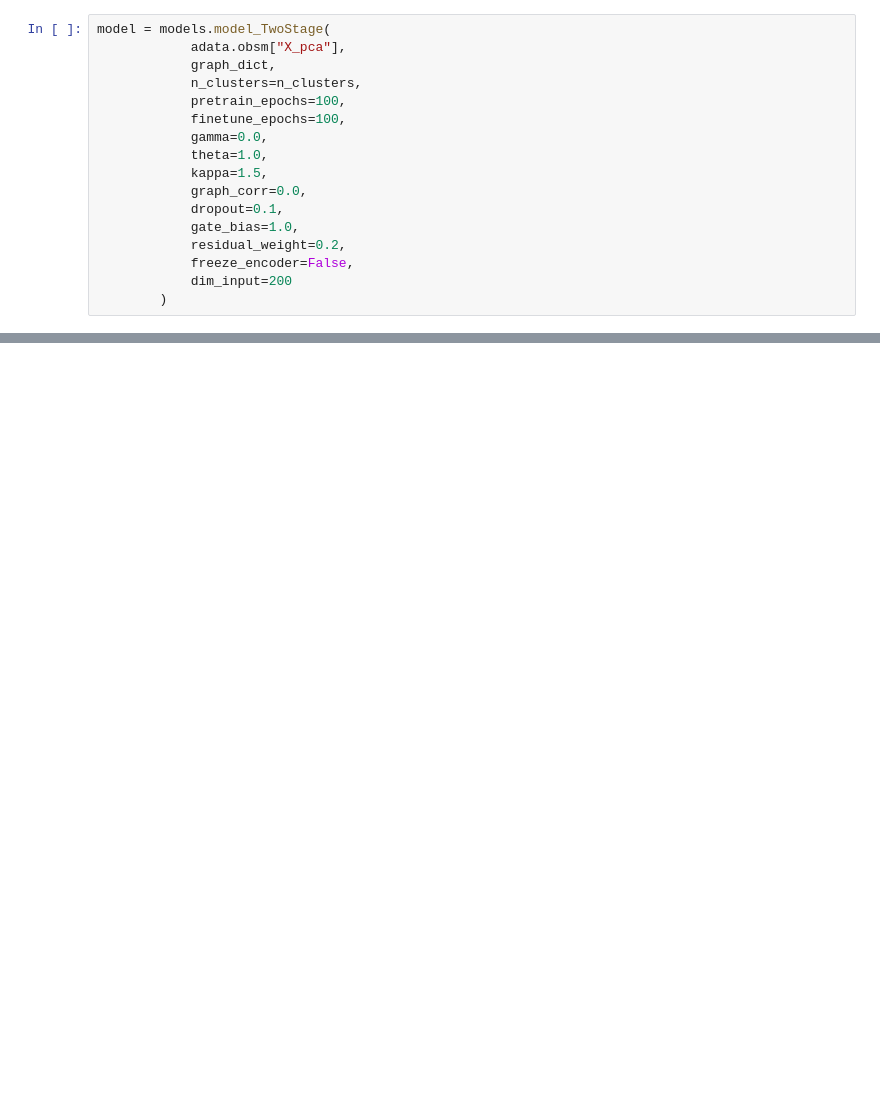
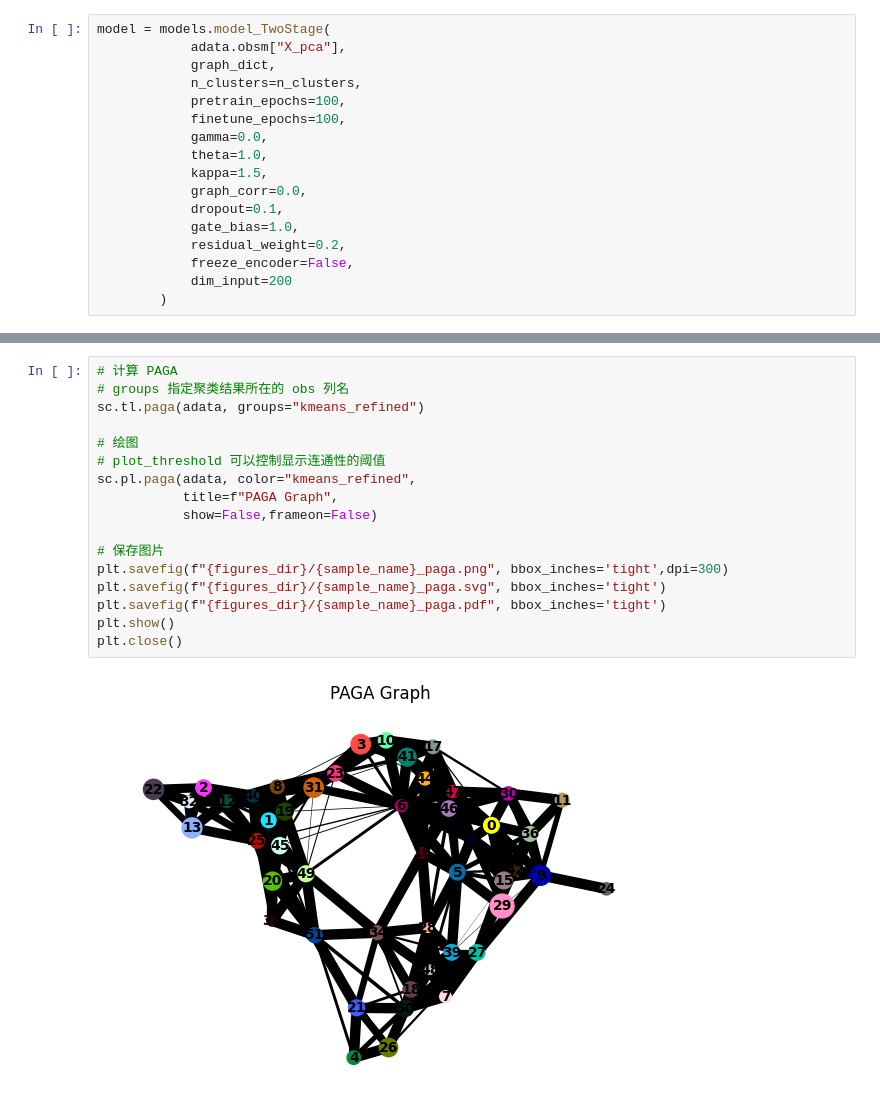
Before and after one commit to 11e11/spCLUE_MoEGCL2, a Jupyter notebook: tutorial/MBA_10X.ipynb, the cells around one changed output, grey strips where cells are left out. Drawn from its saved outputs; the diff is of its cells as text; blank space fills up the shorter version.

```diff
--- a/tutorial/MBA_10X.ipynb
+++ b/tutorial/MBA_10X.ipynb
@@ -306,0 +265,19 @@ plt.close()
+# %%
+# 计算 PAGA
+# groups 指定聚类结果所在的 obs 列名
+sc.tl.paga(adata, groups="kmeans_refined")
+
+# 绘图
+# plot_threshold 可以控制显示连通性的阈值
+sc.pl.paga(adata, color="kmeans_refined",
+           title=f"PAGA Graph",
+           show=False,frameon=False)
+
+# 保存图片
+plt.savefig(f"{figures_dir}/{sample_name}_paga.png", bbox_inches='tight',dpi=300)
+plt.savefig(f"{figures_dir}/{sample_name}_paga.svg", bbox_inches='tight')
+plt.savefig(f"{figures_dir}/{sample_name}_paga.pdf", bbox_inches='tight')
+plt.show()
+plt.close()
+# %% [output]
+[figure, added]
```
Also changed, not shown: parts of 11 cells of this notebook, 14 other files.
